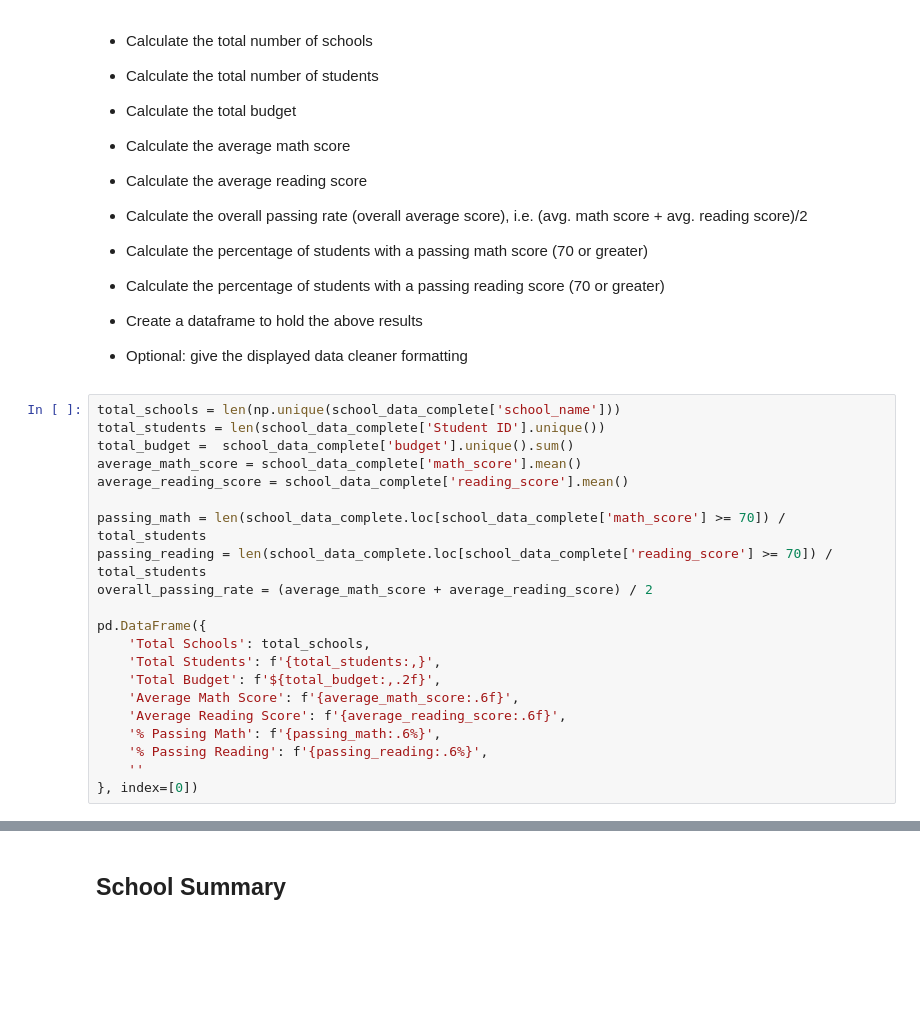
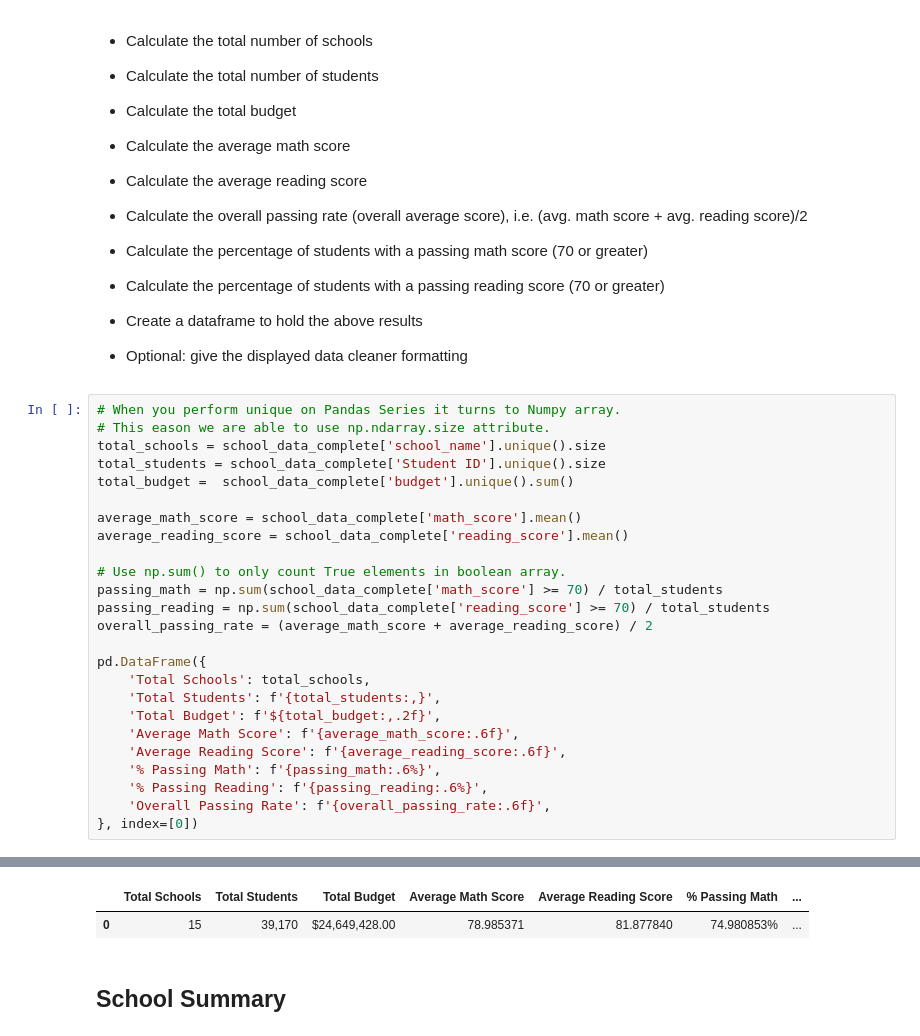
Before and after one commit to davidjaimes/school-district-budget-analysis, a Jupyter notebook: CitySchools.ipynb, the cells around one changed output, grey strips where cells are left out. Drawn from its saved outputs; the diff is of its cells as text; blank space fills up the shorter version.

Commit message:
use numpy.sum() to count boolean True values

```diff
--- a/CitySchools.ipynb
+++ b/CitySchools.ipynb
@@ -55,14 +44,18 @@ school_data_complete
 
 * Optional: give the displayed data cleaner formatting
 # %%
-total_schools = len(np.unique(school_data_complete['school_name']))
-total_students = len(school_data_complete['Student ID'].unique())
+# When you perform unique on Pandas Series it turns to Numpy array.
+# This eason we are able to use np.ndarray.size attribute.
+total_schools = school_data_complete['school_name'].unique().size
+total_students = school_data_complete['Student ID'].unique().size
 total_budget =  school_data_complete['budget'].unique().sum()
+
 average_math_score = school_data_complete['math_score'].mean()
 average_reading_score = school_data_complete['reading_score'].mean()
 
-passing_math = len(school_data_complete.loc[school_data_complete['math_score'] >= 70]) / total_students
-passing_reading = len(school_data_complete.loc[school_data_complete['reading_score'] >= 70]) / total_students
+# Use np.sum() to only count True elements in boolean array.
+passing_math = np.sum(school_data_complete['math_score'] >= 70) / total_students
+passing_reading = np.sum(school_data_complete['reading_score'] >= 70) / total_students
 overall_passing_rate = (average_math_score + average_reading_score) / 2
 
 pd.DataFrame({
@@ -73,6 +66,6 @@ pd.DataFrame({
     'Average Reading Score': f'{average_reading_score:.6f}',
     '% Passing Math': f'{passing_math:.6%}',
     '% Passing Reading': f'{passing_reading:.6%}',
-    ''
+    'Overall Passing Rate': f'{overall_passing_rate:.6f}',
 }, index=[0])
 # %% [output]
@@ -80,3 +72,5 @@ SyntaxError: invalid syntax (<ipython-input-62-4af0549b8b24>, line 9)
+|  | Total Schools | Total Students | Total Budget | Average Math Score | Average Reading Score | % Passing Math | ... |
+| 0 | 15 | 39,170 | $24,649,428.00 | 78.985371 | 81.877840 | 74.980853% | ... |
 # %% [markdown]
 ## School Summary
 # %% [markdown]
```
Also changed, not shown: parts of 3 cells of this notebook.
